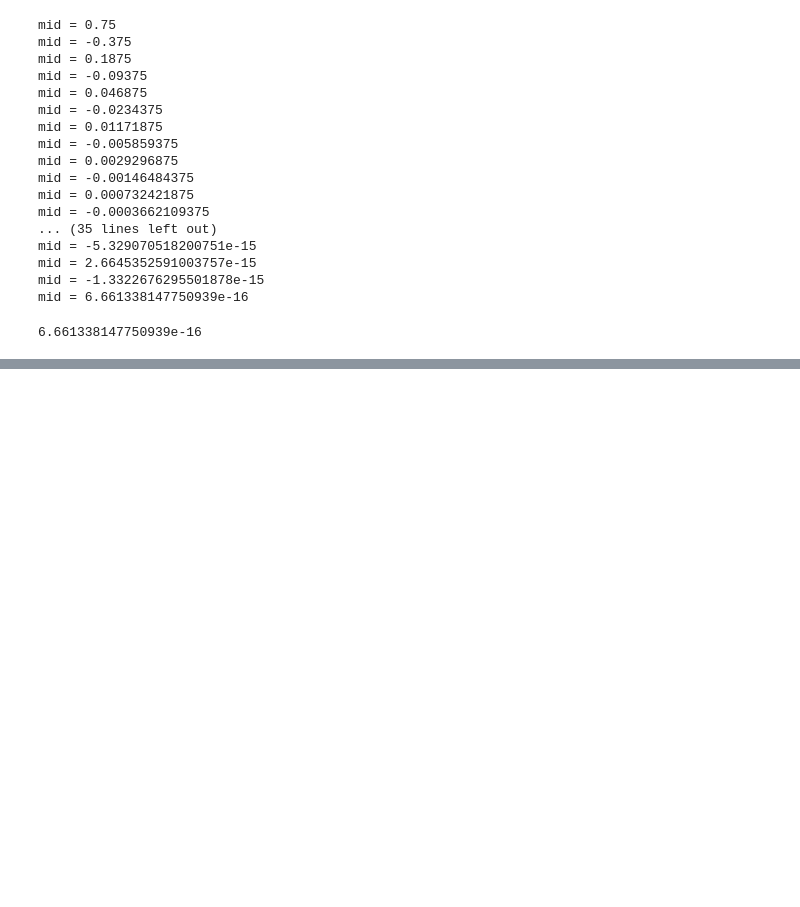
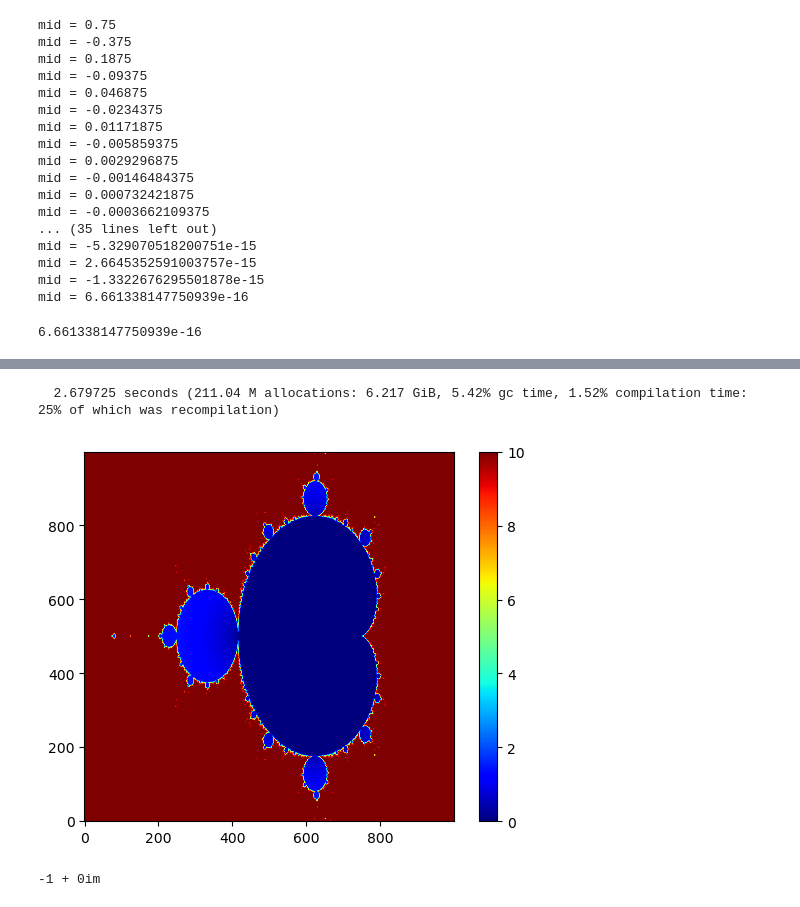
Before and after one commit to tkeegan12/Course_Computational_Physics_and_Engineering, a Jupyter notebook: Module6_Root_Finding_and_Optimization.ipynb, the cells around one changed output, grey strips where cells are left out. Saved outputs shown, nothing was run; the diff lists cells and outputs as text; code cells hidden in the pictures; blank space fills up the shorter version.

```diff
--- a/Module6_Root_Finding_and_Optimization.ipynb
+++ b/Module6_Root_Finding_and_Optimization.ipynb
@@ -103,0 +301,45 @@ end
+# %%
+x = range(-2, 1, 1000)
+y = range(-1, 1, 1000)
+
+image = zeros(length(y), length(x))
+
+@time begin
+
+Threads.@threads for k = 1:length(x)
+    for j = 1:length(y)
+
+        c = x[k] + im * y[j]
+
+        f(z) = z ^ 2 + c
+
+        # Iterating
+        zₙ = 0im
+        for step = 1:200
+            zₙ = f(zₙ)
+        end
+
+        # Coloring
+        val = abs(f(zₙ) - zₙ)
+        if val < 10
+            image[j, k] = val
+        else
+            image[j, k] = 10
+        end
+    end
+end
+
+end
+
+using PyPlot
+
+imshow(image, origin="lower", cmap="jet")
+colorbar()
+show()
+# %% [output]
+  2.679725 seconds (211.04 M allocations: 6.217 GiB, 5.42% gc time, 1.52% compilation time: 25% of which was recompilation)
+[figure, added]
+# %%
+im ^ 2
+# %% [output]
+-1 + 0im
```
Also changed, not shown: parts of 15 cells of this notebook.
